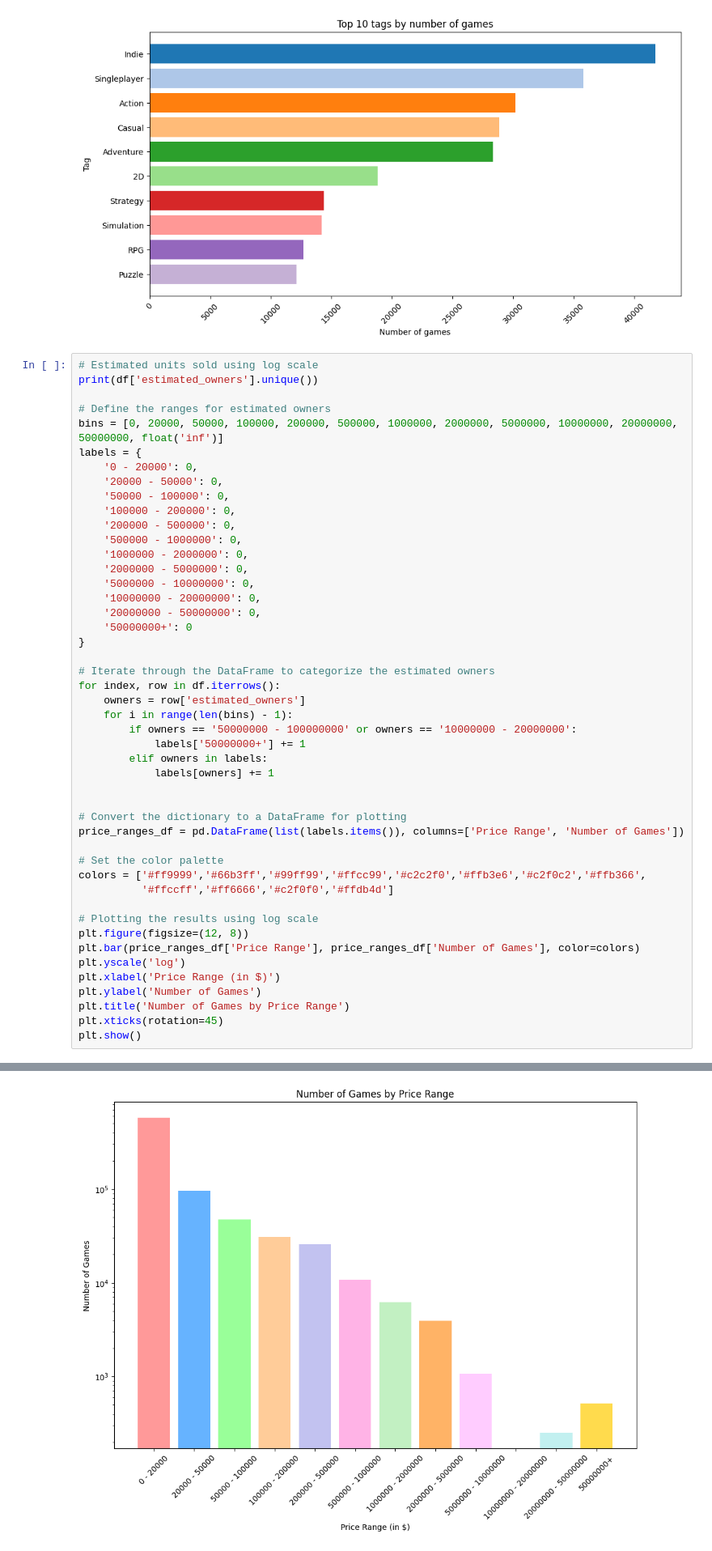
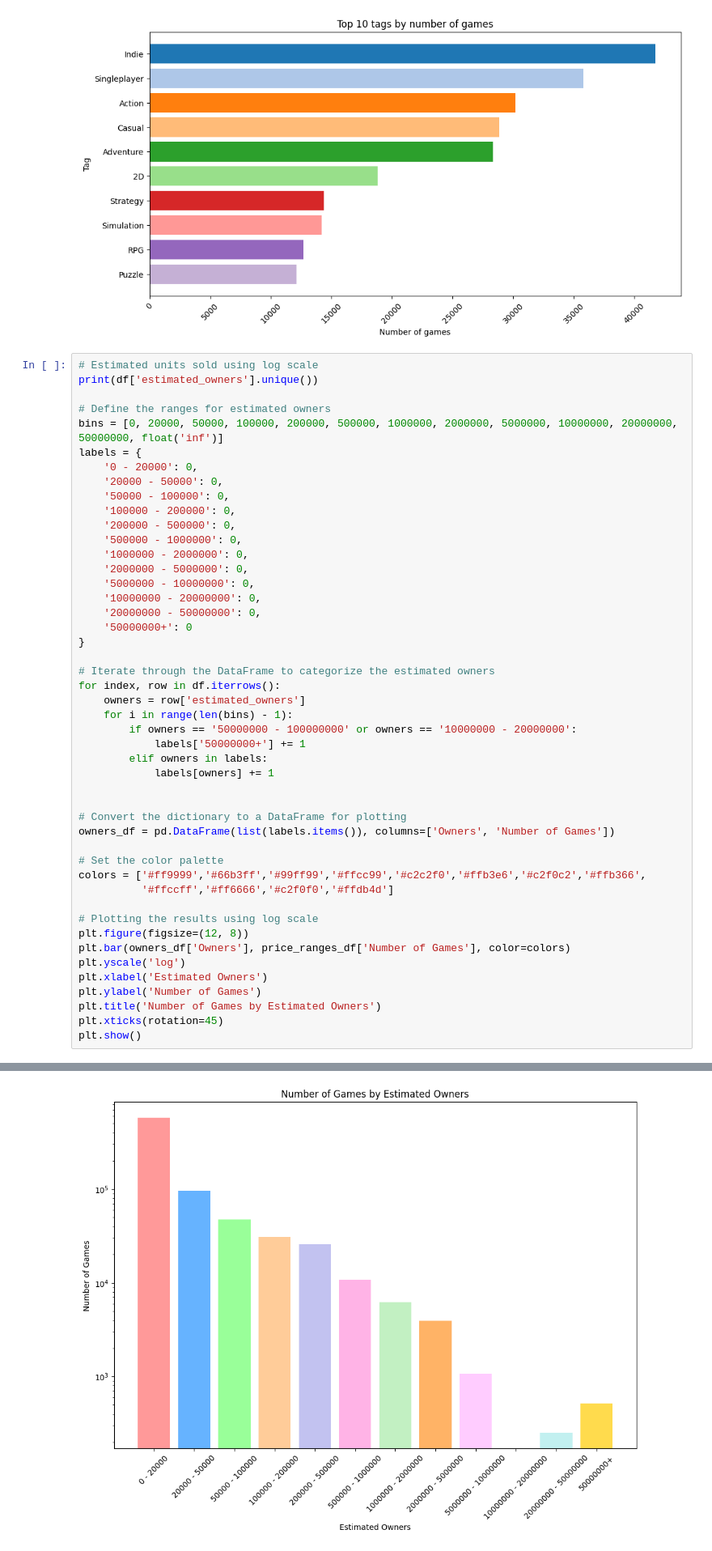
Before and after one commit to adsh16/game-recommendation-system, a Jupyter notebook: eda.ipynb, the cells around one changed output, grey strips where cells are left out. Shown at 81% size. Saved outputs shown, nothing was run; the diff lists cells and outputs as text.

```diff
--- a/eda.ipynb
+++ b/eda.ipynb
@@ -543,38 +554,38 @@ labels = {
     '50000000+': 0
 }
 
 # Iterate through the DataFrame to categorize the estimated owners
 for index, row in df.iterrows():
     owners = row['estimated_owners']
     for i in range(len(bins) - 1):
         if owners == '50000000 - 100000000' or owners == '10000000 - 20000000':
             labels['50000000+'] += 1
         elif owners in labels:
             labels[owners] += 1
 
 
 # Convert the dictionary to a DataFrame for plotting
-price_ranges_df = pd.DataFrame(list(labels.items()), columns=['Price Range', 'Number of Games'])
+owners_df = pd.DataFrame(list(labels.items()), columns=['Owners', 'Number of Games'])
 
 # Set the color palette
 colors = ['#ff9999','#66b3ff','#99ff99','#ffcc99','#c2c2f0','#ffb3e6','#c2f0c2','#ffb366',
           '#ffccff','#ff6666','#c2f0f0','#ffdb4d']
 
 # Plotting the results using log scale
 plt.figure(figsize=(12, 8))
-plt.bar(price_ranges_df['Price Range'], price_ranges_df['Number of Games'], color=colors)
+plt.bar(owners_df['Owners'], price_ranges_df['Number of Games'], color=colors)
 plt.yscale('log')
-plt.xlabel('Price Range (in $)')
+plt.xlabel('Estimated Owners')
 plt.ylabel('Number of Games')
-plt.title('Number of Games by Price Range')
+plt.title('Number of Games by Estimated Owners')
 plt.xticks(rotation=45)
 plt.show()
 # %% [output]
 ['0 - 20000' '50000 - 100000' '20000 - 50000' '200000 - 500000'
  '100000 - 200000' '2000000 - 5000000' '500000 - 1000000'
  '1000000 - 2000000' '20000000 - 50000000' '5000000 - 10000000'
  '10000000 - 20000000' '50000000 - 100000000' '100000000 - 200000000']
-[figure, old version]
+[figure, new version]
 # %%
 # Average playtime (excluding 0)
 filtered_df = df[df['average_playtime_forever'] != 0]
```
Also changed, not shown: parts of 5 cells of this notebook.
